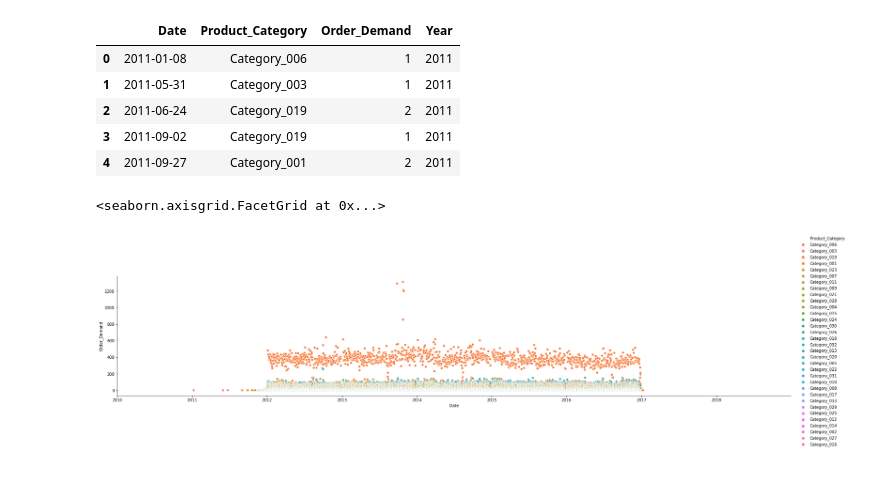
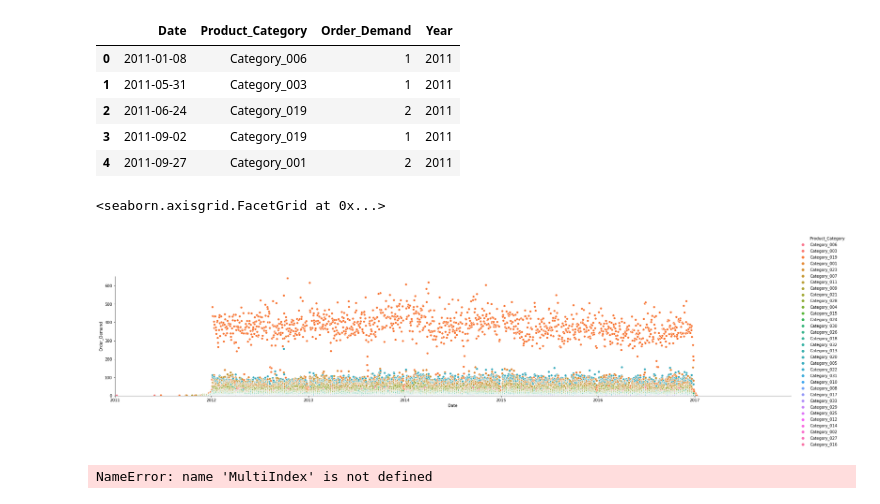
Before and after one commit to punpunjubu/Forecasts-for-Product-Demand, a Jupyter notebook: Product Demand.ipynb, the cells around one changed output. Drawn from its saved outputs; the diff is of its cells as text; code cells hidden in the pictures.

```diff
--- a/Product Demand.ipynb
+++ b/Product Demand.ipynb
@@ -121,7 +157,7 @@ df3.head()
 # %%
 import datetime
 format_str = '%Y-%m-%d' # The format
-sns.relplot(x="Date", y="Order_Demand", hue="Product_Category", data=df3, height=5, aspect=5).set(xlim=(datetime.datetime.strptime('2010-01-01', format_str), datetime.datetime.strptime('2018-12-31', format_str)))
+sns.relplot(x="Date", y="Order_Demand", hue="Product_Category", data=df3, height=5, aspect=5).set(xlim=(datetime.datetime.strptime('2011-01-01', format_str), datetime.datetime.strptime('2017-12-31', format_str)), ylim=(0, 650))
 # %% [output]
 <seaborn.axisgrid.FacetGrid at 0x...>
-[figure, old version]
+[figure, new version]
@@ -127,0 +166,7 @@ sns.relplot(x="Date", y="Order_Demand", hue="Product_Category", data=df3, height
+# %%
+MultiIndex([(4, 35),
+            (4, 36),
+            (4, 40)],
+           names=['id', 'week'])
+# %% [output]
+NameError: name 'MultiIndex' is not defined
```
Also changed, not shown: parts of 7 cells of this notebook.
